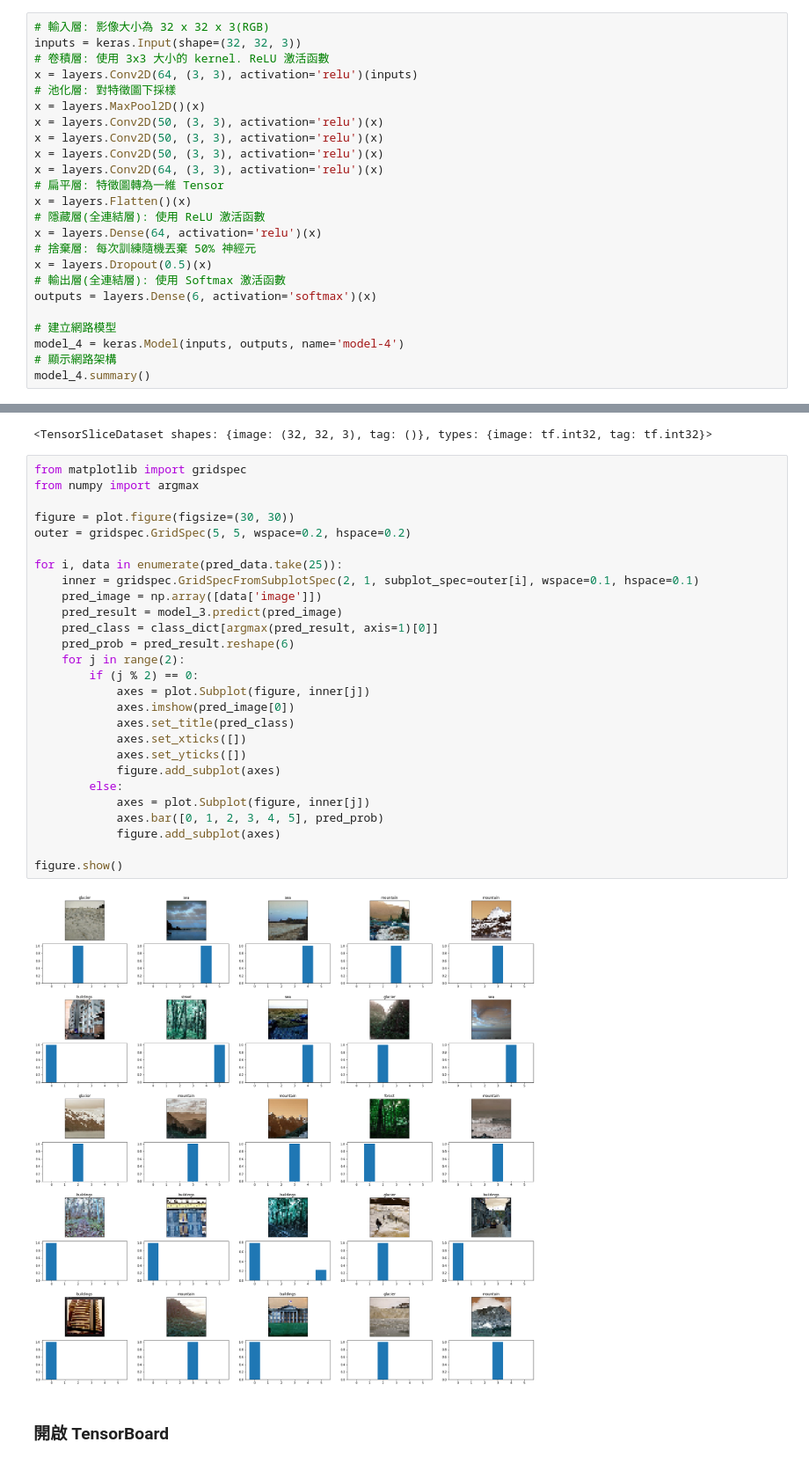
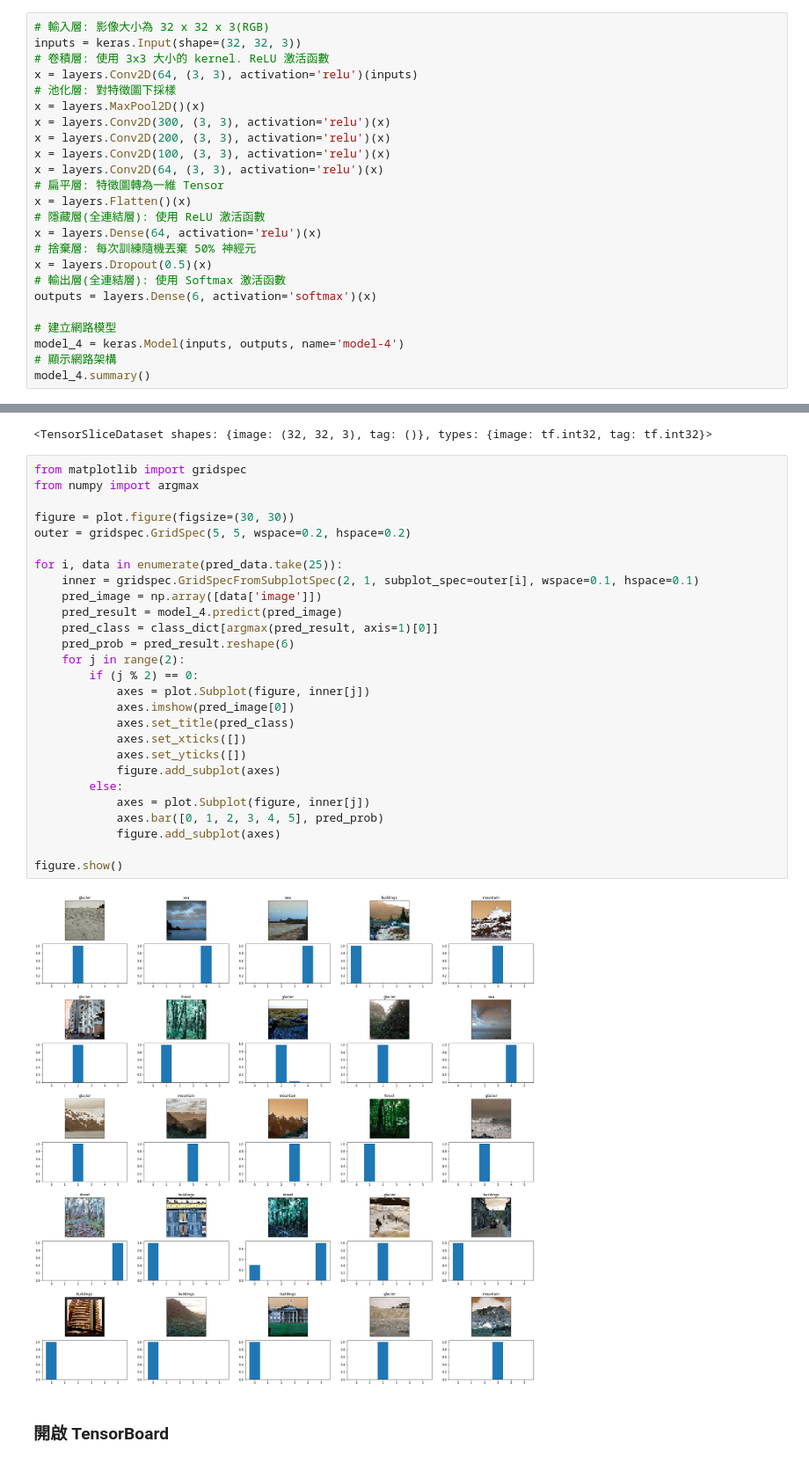
Before and after one commit to billy0402/python-machine-learning, a Jupyter notebook: midtern_report/midtern_report.ipynb, the cells around one changed output, grey strips where cells are left out. Shown at 88% size. Drawn from its saved outputs; the diff is of its cells as text.

Commit message:
midtern_report - try new model

```diff
--- a/midtern_report/midtern_report.ipynb
+++ b/midtern_report/midtern_report.ipynb
@@ -455,9 +455,9 @@ inputs = keras.Input(shape=(32, 32, 3))
 x = layers.Conv2D(64, (3, 3), activation='relu')(inputs)
 # 池化層: 對特徵圖下採樣
 x = layers.MaxPool2D()(x)
-x = layers.Conv2D(50, (3, 3), activation='relu')(x)
-x = layers.Conv2D(50, (3, 3), activation='relu')(x)
-x = layers.Conv2D(50, (3, 3), activation='relu')(x)
+x = layers.Conv2D(300, (3, 3), activation='relu')(x)
+x = layers.Conv2D(200, (3, 3), activation='relu')(x)
+x = layers.Conv2D(100, (3, 3), activation='relu')(x)
 x = layers.Conv2D(64, (3, 3), activation='relu')(x)
 # 扁平層: 特徵圖轉為一維 Tensor
 x = layers.Flatten()(x)
@@ -680,32 +680,32 @@ pred_data
 # %%
 from matplotlib import gridspec
 from numpy import argmax
 
 figure = plot.figure(figsize=(30, 30))
 outer = gridspec.GridSpec(5, 5, wspace=0.2, hspace=0.2)
 
 for i, data in enumerate(pred_data.take(25)):
     inner = gridspec.GridSpecFromSubplotSpec(2, 1, subplot_spec=outer[i], wspace=0.1, hspace=0.1)
     pred_image = np.array([data['image']])
-    pred_result = model_3.predict(pred_image)
+    pred_result = model_4.predict(pred_image)
     pred_class = class_dict[argmax(pred_result, axis=1)[0]]
     pred_prob = pred_result.reshape(6)
     for j in range(2):
         if (j % 2) == 0:
             axes = plot.Subplot(figure, inner[j])
             axes.imshow(pred_image[0])
             axes.set_title(pred_class)
             axes.set_xticks([])
             axes.set_yticks([])
             figure.add_subplot(axes)
         else:
             axes = plot.Subplot(figure, inner[j])
             axes.bar([0, 1, 2, 3, 4, 5], pred_prob)
             figure.add_subplot(axes)
 
 figure.show()
 # %% [output]
-[figure, old version]
+[figure, new version]
 # %% [markdown]
 ### 開啟 TensorBoard
 # %%
```
Also changed, not shown: parts of 14 cells of this notebook.
